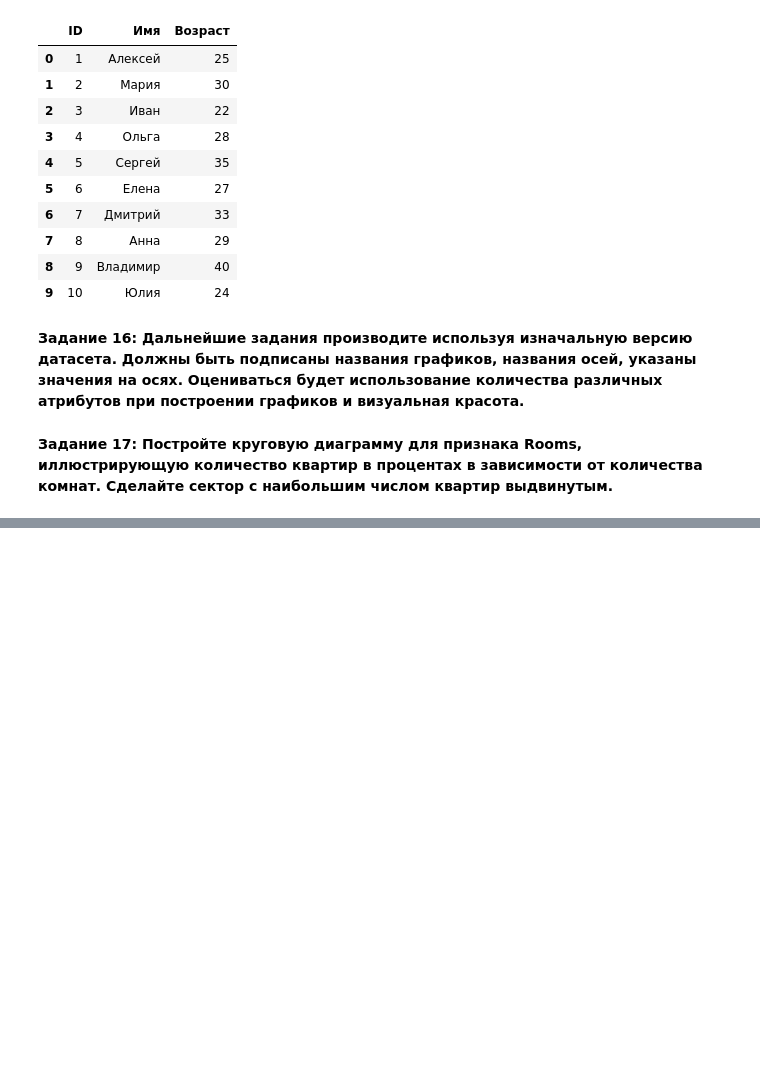
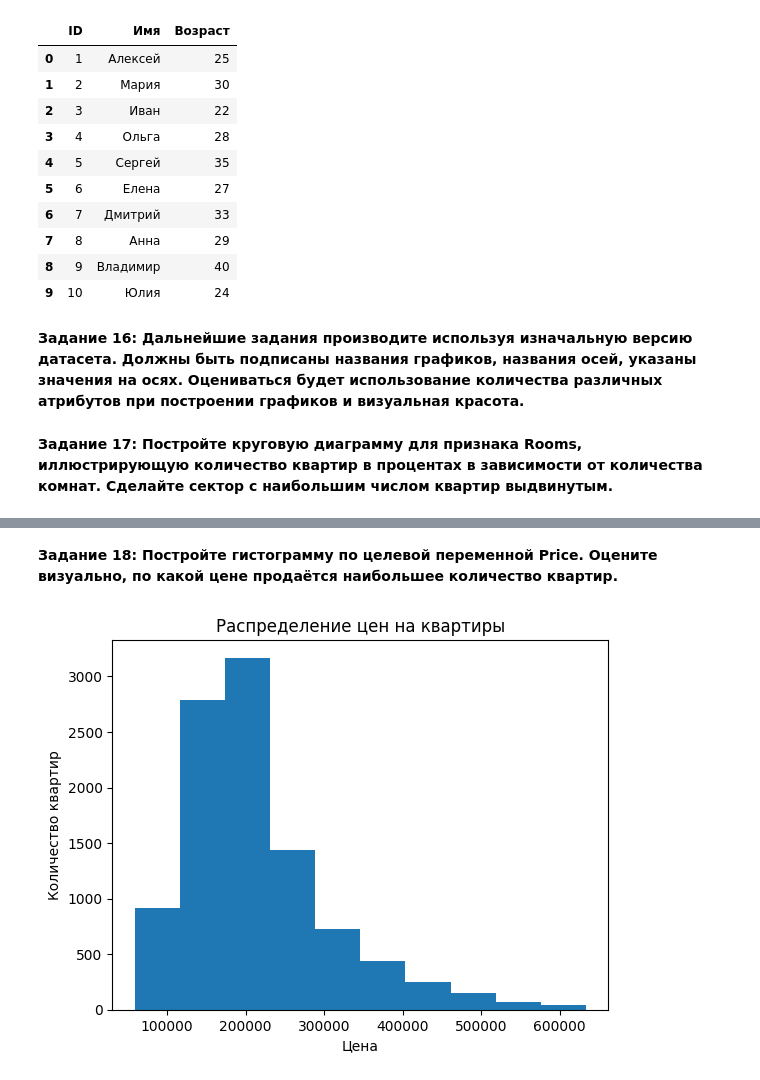
Before and after one commit to yanasirina/ml_labs, a Jupyter notebook: lab_01/lab.ipynb, the cells around one changed output, grey strips where cells are left out. Saved outputs shown, nothing was run; the diff lists cells and outputs as text; code cells hidden in the pictures; blank space fills up the shorter version.

```diff
--- a/lab_01/lab.ipynb
+++ b/lab_01/lab.ipynb
@@ -425,0 +423,13 @@ Matplotlib is building the font cache; this may take a moment.
+# %% [markdown]
+**Задание 18: Постройте гистограмму по целевой переменной Price. Оцените визуально, по какой цене продаётся наибольшее количество квартир.**
+# %%
+data = pd.read_csv('data.csv')  # считаем первоначальные данные
+
+plt.hist(data['Price'])  # построим гистограмму с помощью метода hist
+plt.title('Распределение цен на квартиры')
+plt.xlabel('Цена')
+plt.ylabel('Количество квартир')
+
+plt.show()
+# %% [output]
+[figure, added]
```
Also changed, not shown: parts of 14 cells of this notebook.
